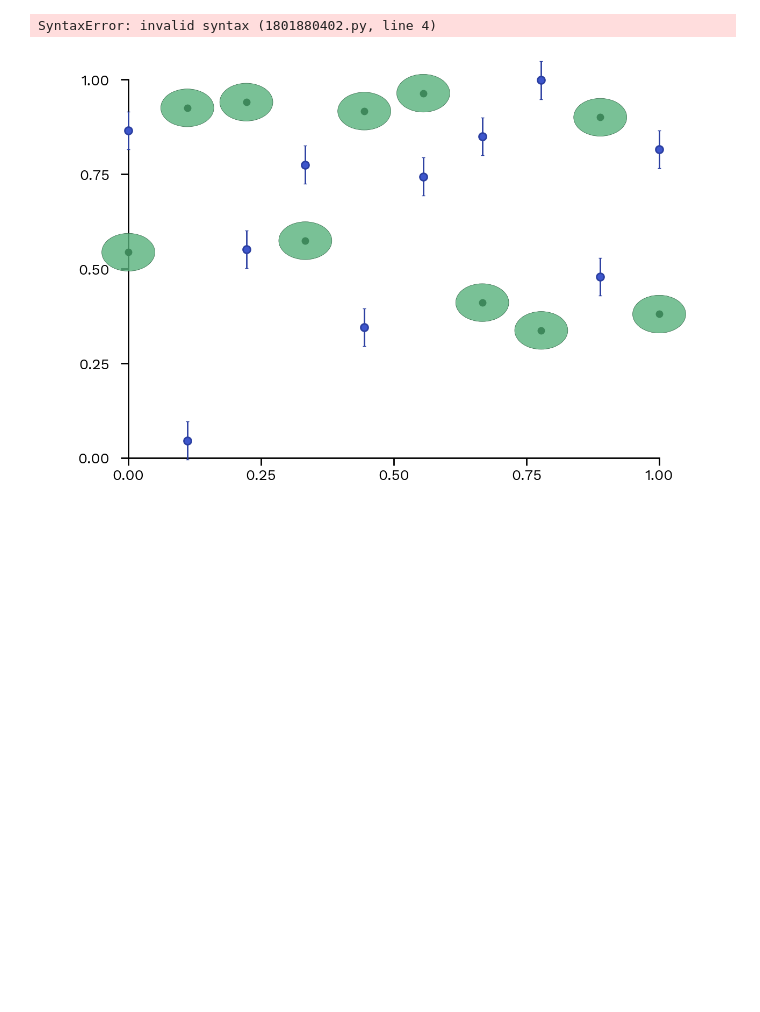
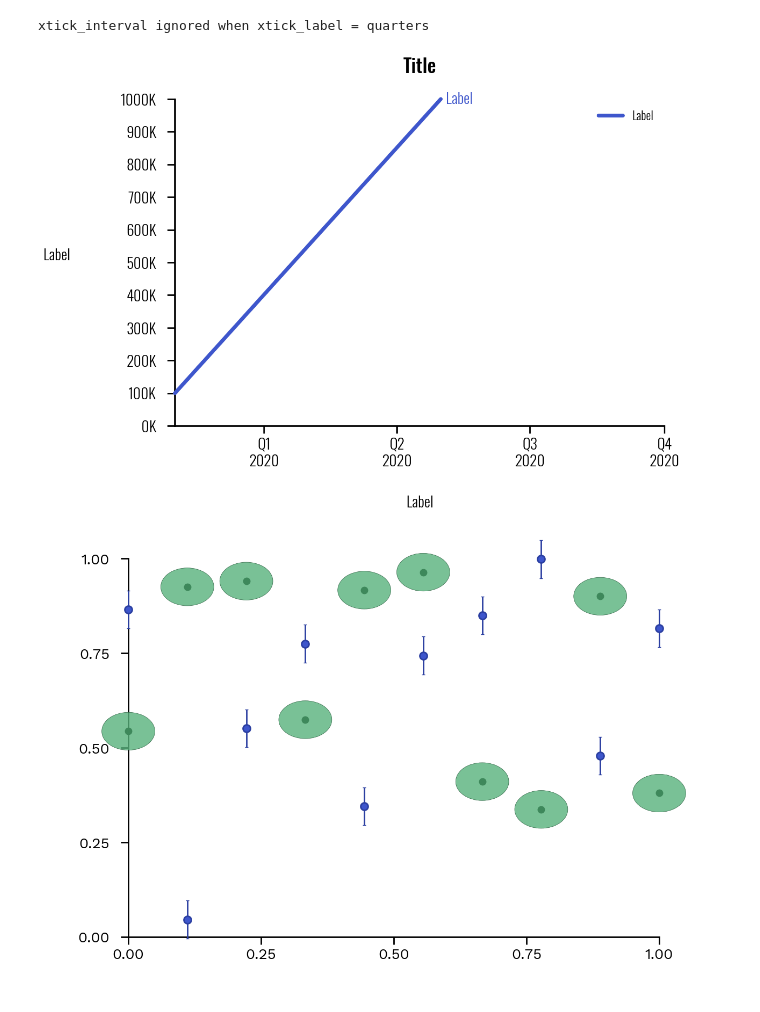
Before and after one commit to alexdsbreslav/quicklooks, a Jupyter notebook: Untitled.ipynb, the cells around one changed output. Saved outputs shown, nothing was run; the diff lists cells and outputs as text; code cells hidden in the pictures; blank space fills up the shorter version.

```diff
--- a/Untitled.ipynb
+++ b/Untitled.ipynb
@@ -5,19 +7,37 @@ import pandas as pd
 # %%
 chart_skeleton = ql.chart_skeleton(
 size = ql.chart_size.half_slide,
 color_library = ql.color_libraries.skygrove,
-font = ql.fonts.,
+font = ql.fonts.oswald,
 title = 'Title',
 xlabel = 'Label',
 ylabel = 'Label',
-x_min_max = (0,1), y_min_max = (0,1),
-xtick_interval = 0.25, ytick_interval = 0.25,
-xtick_labels = ql.chart_xlabel.default,
-ytick_labels = ql.chart_ylabel.default,
+x_min_max = ('2019-11-01', '2020-10-01'), y_min_max = (0,1e6),
+xtick_interval = 2, ytick_interval = 1e5,
+xtick_labels = ql.chart_xlabel.quarters,
+ytick_labels = ql.chart_ylabel.hundredK,
 horizontal_gridlines_on = False,
 vertical_gridlines_on = False);
+
+# ---- [PLACEHOLDER] describe your line plot -------------------------------
+line = ql.line_plot(chart_skeleton,
+x = pd.date_range(datetime.strptime('2019-11-01', '%Y-%m-%d'), datetime.strptime('2020-05-01', '%Y-%m-%d'), periods=10),
+y = np.linspace(1e5,1e6,10),
+yerror = None, #If no values, None
+color = chart_skeleton.color_library.default,
+linewidth = 5,
+linestyle = '-', #['-', '--', ':', '-.']
+marker_shape = None, #['o', '.', 'v', '^', 's', 'd', 'D', 'X', 'x']
+opacity = 1,
+label_for_legend = 'Label',
+plot_label = True,
+layer_order = 1)
+
+legend = ql.legend(chart_skeleton,
+legend_location = ql.legend.loc.best, frame=False);
 # %% [output]
-SyntaxError: invalid syntax (1801880402.py, line 4)
+xtick_interval ignored when xtick_label = quarters
+[figure, added]
 # %%
 chart_skeleton = ql.chart_skeleton(
 size = ql.chart_size.half_slide,
```
Also changed, not shown: parts of 1 cell of this notebook, 7 other files.
